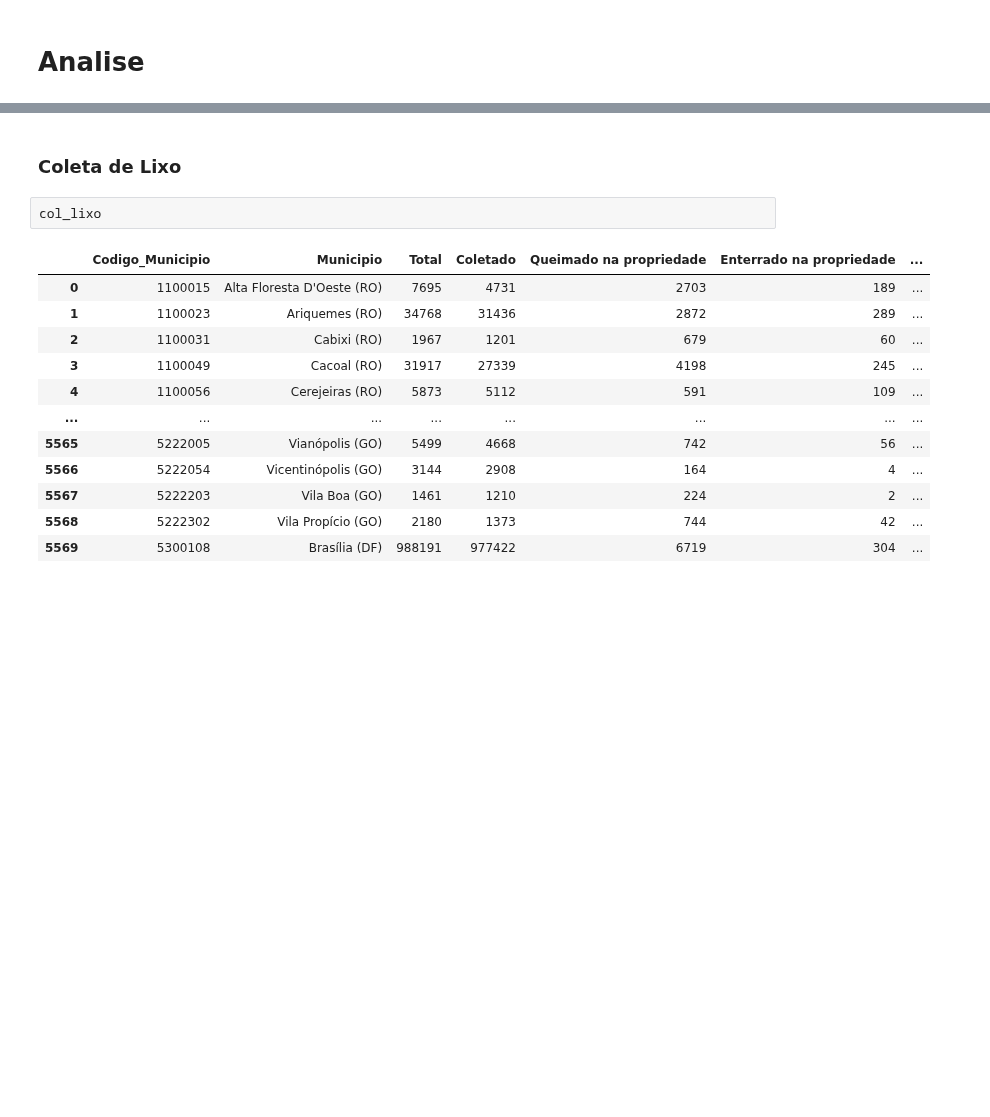
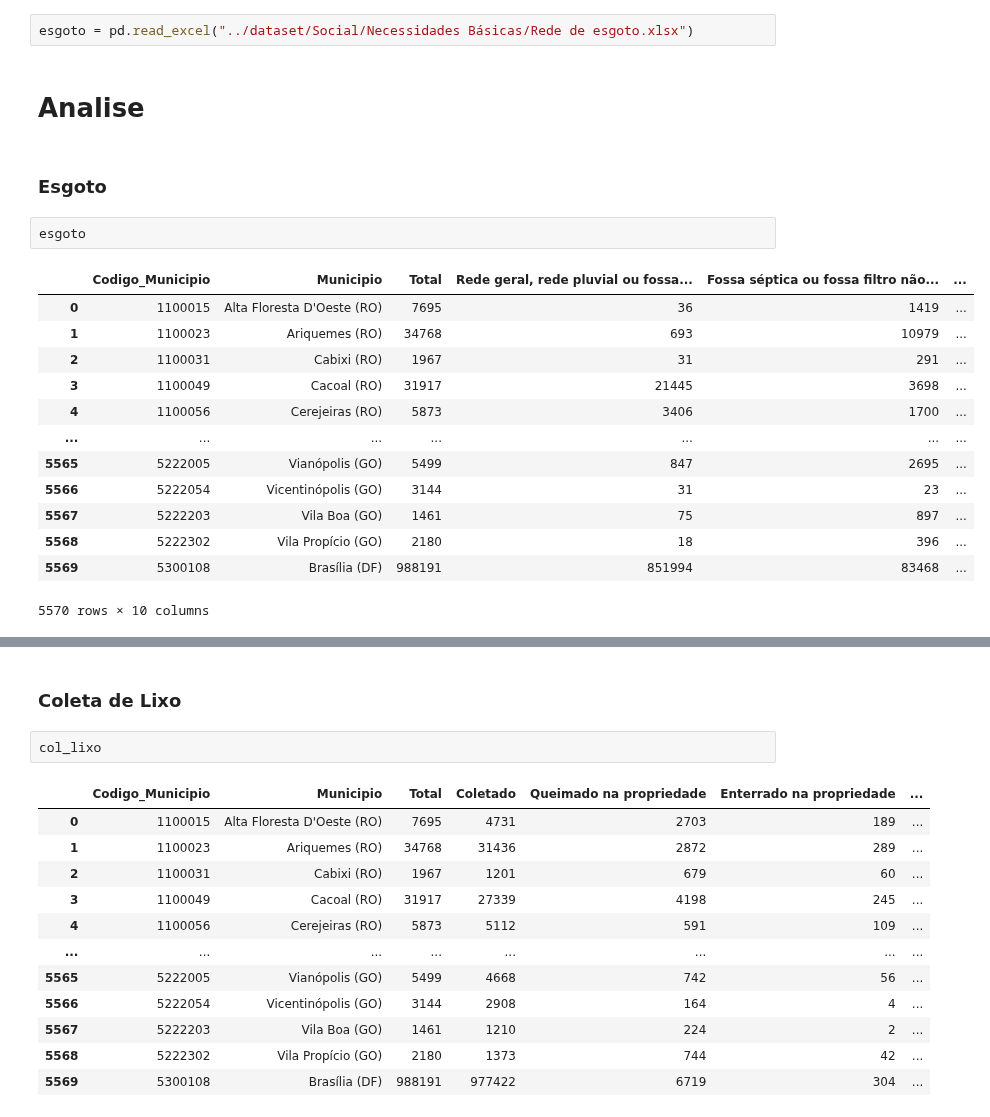
Before and after one commit to AHChaves/IC-InSAN, a Jupyter notebook: Integracao/integracao_2022.ipynb, the cells around one changed output, grey strips where cells are left out. Cells and saved outputs as stored; diff of their text form; blank space fills up the shorter version.

```diff
--- a/Integracao/integracao_2022.ipynb
+++ b/Integracao/integracao_2022.ipynb
@@ -36,2 +39,22 @@ col_lixo = pd.read_excel("../dataset/Social/Necessidades Básicas/Coleta de lixo
+# %%
+esgoto = pd.read_excel("../dataset/Social/Necessidades Básicas/Rede de esgoto.xlsx")
 # %% [markdown]
 # Analise
+# %% [markdown]
+### Esgoto
+# %%
+esgoto
+# %% [output]
+|  | Codigo_Municipio | Municipio | Total | Rede geral, rede pluvial ou fossa... | Fossa séptica ou fossa filtro não... | ... |
+| 0 | 1100015 | Alta Floresta D'Oeste (RO) | 7695 | 36 | 1419 | ... |
+| 1 | 1100023 | Ariquemes (RO) | 34768 | 693 | 10979 | ... |
+| 2 | 1100031 | Cabixi (RO) | 1967 | 31 | 291 | ... |
+| 3 | 1100049 | Cacoal (RO) | 31917 | 21445 | 3698 | ... |
+| 4 | 1100056 | Cerejeiras (RO) | 5873 | 3406 | 1700 | ... |
+| ... | ... | ... | ... | ... | ... | ... |
+| 5565 | 5222005 | Vianópolis (GO) | 5499 | 847 | 2695 | ... |
+| 5566 | 5222054 | Vicentinópolis (GO) | 3144 | 31 | 23 | ... |
+| 5567 | 5222203 | Vila Boa (GO) | 1461 | 75 | 897 | ... |
+| 5568 | 5222302 | Vila Propício (GO) | 2180 | 18 | 396 | ... |
+| 5569 | 5300108 | Brasília (DF) | 988191 | 851994 | 83468 | ... |
+5570 rows × 10 columns
```
Also changed, not shown: parts of 16 cells of this notebook.
